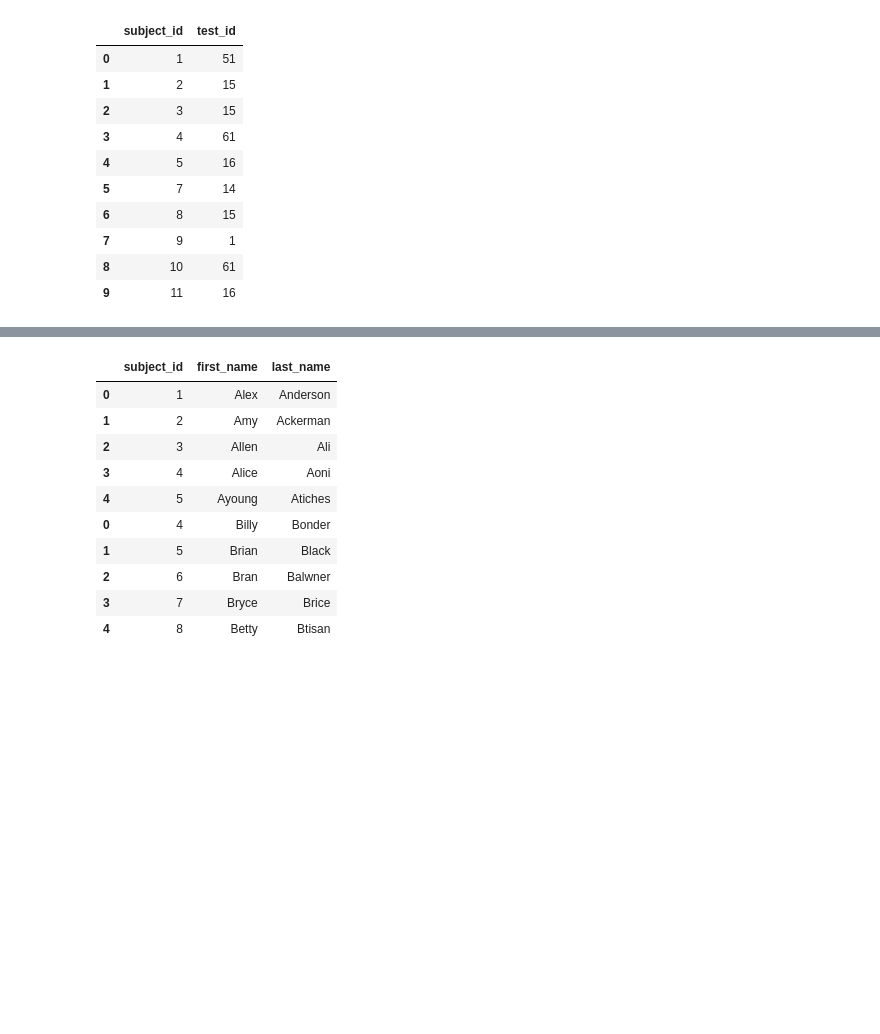
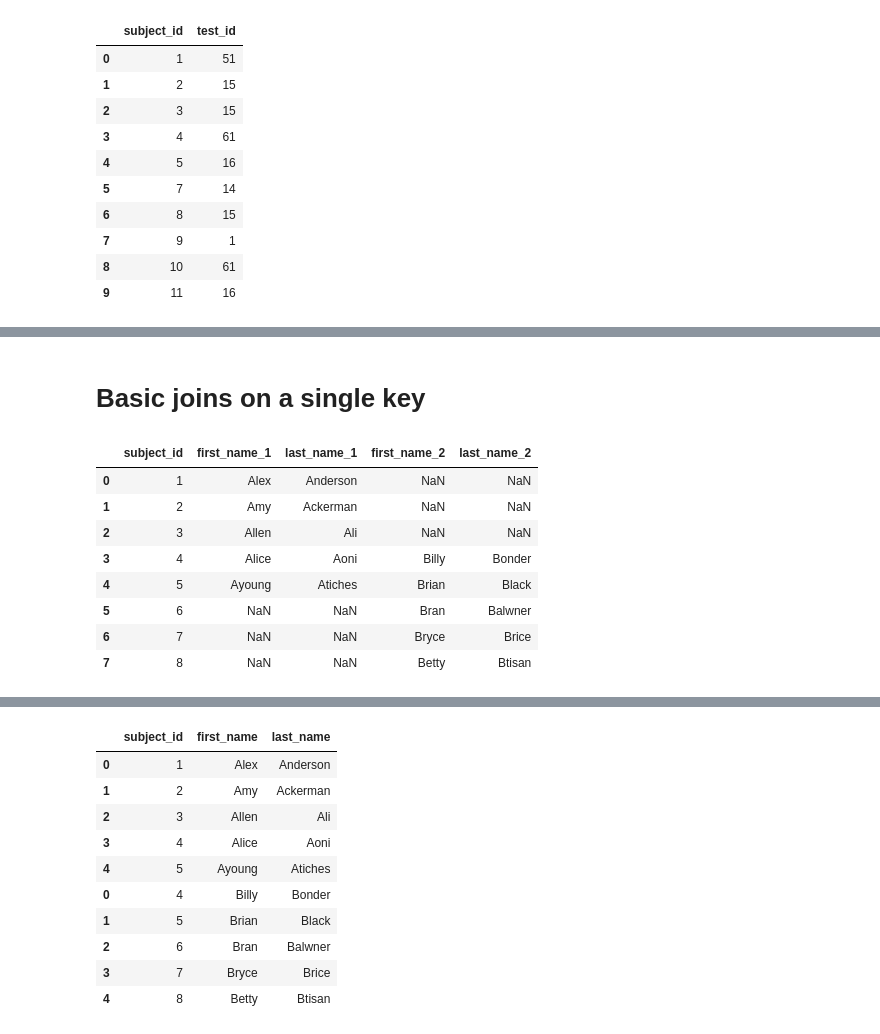
Before and after one commit to lkl2050/pandas_practice_code, a Jupyter notebook: python_basics/Fictitious Names_merge.ipynb, the cells around one changed output, grey strips where cells are left out. Cells and saved outputs as stored; diff of their text form; code cells hidden in the pictures; blank space fills up the shorter version.

```diff
--- a/python_basics/Fictitious Names_merge.ipynb
+++ b/python_basics/Fictitious Names_merge.ipynb
@@ -34,0 +71,26 @@ data3
+# %% [markdown]
+# Basic joins on a single key
+# %%
+# INNER: intersection of keys (4,5)
+inner_12 = data1.merge(data2, on='subject_id', how='inner', suffixes=('_1','_2'))
+
+# LEFT: keep all from data1
+left_12 = data1.merge(data2, on='subject_id', how='left', suffixes=('_1','_2'))
+
+# RIGHT: keep all from data2
+right_12 = data1.merge(data2, on='subject_id', how='right', suffixes=('_1','_2'))
+
+# OUTER: union of keys
+outer_12 = data1.merge(data2, on='subject_id', how='outer', suffixes=('_1','_2'))
+# %%
+outer_12
+# %% [output]
+|  | subject_id | first_name_1 | last_name_1 | first_name_2 | last_name_2 |
+| 0 | 1 | Alex | Anderson | NaN | NaN |
+| 1 | 2 | Amy | Ackerman | NaN | NaN |
+| 2 | 3 | Allen | Ali | NaN | NaN |
+| 3 | 4 | Alice | Aoni | Billy | Bonder |
+| 4 | 5 | Ayoung | Atiches | Brian | Black |
+| 5 | 6 | NaN | NaN | Bran | Balwner |
+| 6 | 7 | NaN | NaN | Bryce | Brice |
+| 7 | 8 | NaN | NaN | Betty | Btisan |
```
Also changed, not shown: parts of 20 cells of this notebook, 39 other files.
